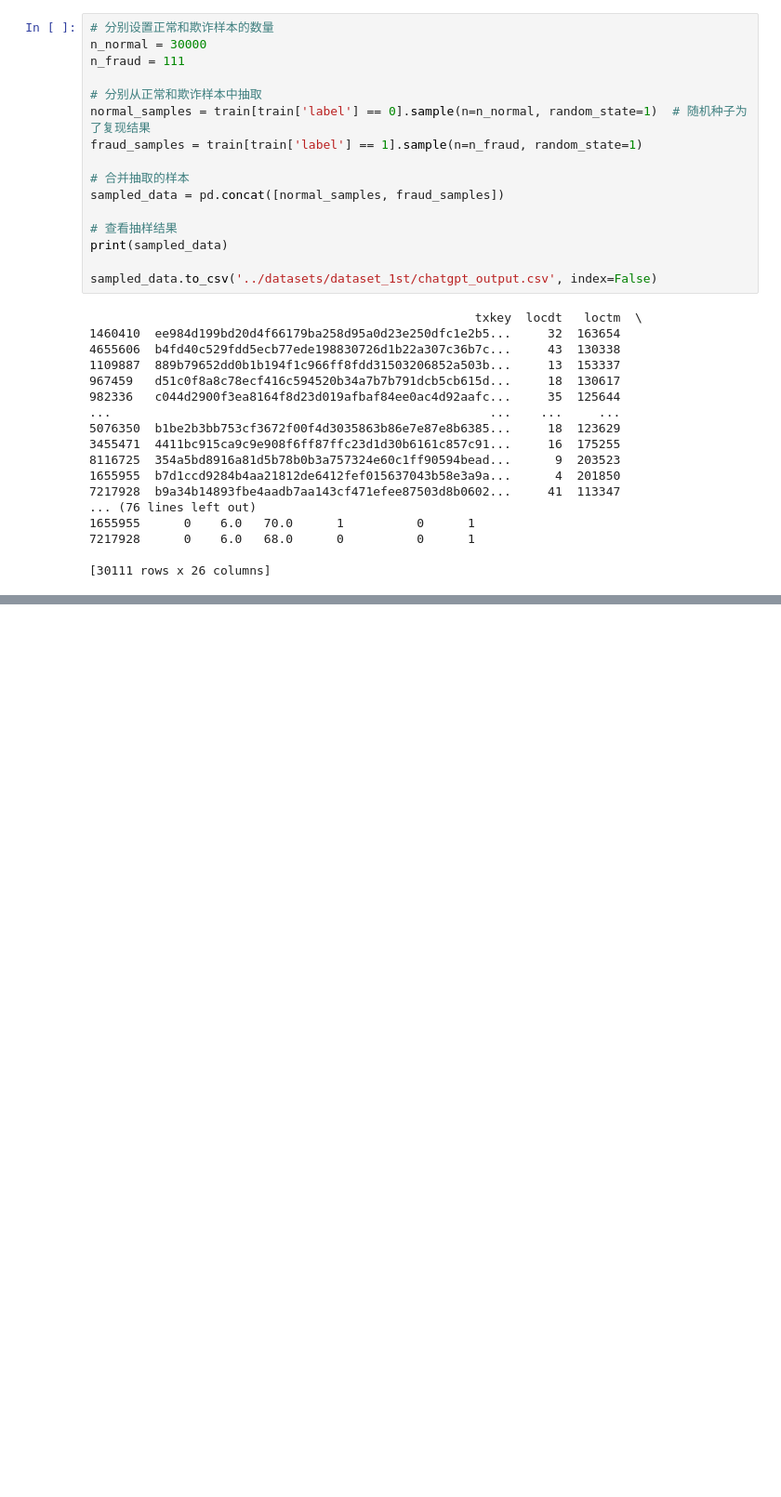
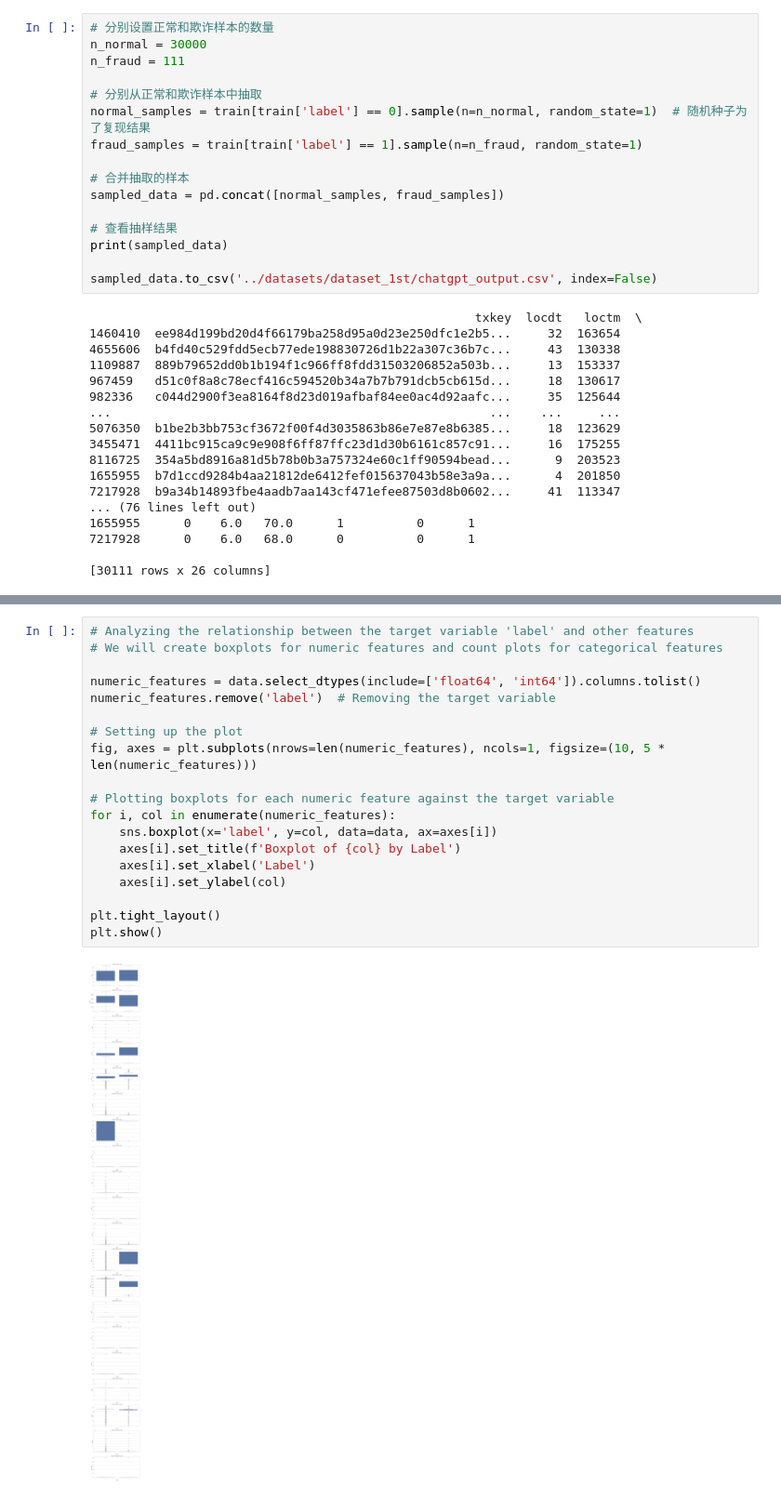
Before and after one commit to YaoDeTsai/fraud-detection-E.SUN, a Jupyter notebook: preprocessing/EDA.ipynb, the cells around one changed output, grey strips where cells are left out. Shown: that part at 93% size. Drawn from its saved outputs; the diff is of its cells as text; blank space fills up the shorter version.

```diff
--- a/preprocessing/EDA.ipynb
+++ b/preprocessing/EDA.ipynb
@@ -136,0 +246,21 @@ info, summary_stats, missing_values
+# %%
+# Analyzing the relationship between the target variable 'label' and other features
+# We will create boxplots for numeric features and count plots for categorical features
+
+numeric_features = data.select_dtypes(include=['float64', 'int64']).columns.tolist()
+numeric_features.remove('label')  # Removing the target variable
+
+# Setting up the plot
+fig, axes = plt.subplots(nrows=len(numeric_features), ncols=1, figsize=(10, 5 * len(numeric_features)))
+
+# Plotting boxplots for each numeric feature against the target variable
+for i, col in enumerate(numeric_features):
+    sns.boxplot(x='label', y=col, data=data, ax=axes[i])
+    axes[i].set_title(f'Boxplot of {col} by Label')
+    axes[i].set_xlabel('Label')
+    axes[i].set_ylabel(col)
+
+plt.tight_layout()
+plt.show()
+# %% [output]
+[figure, added]
```
Also changed, not shown: parts of 29 cells of this notebook.
